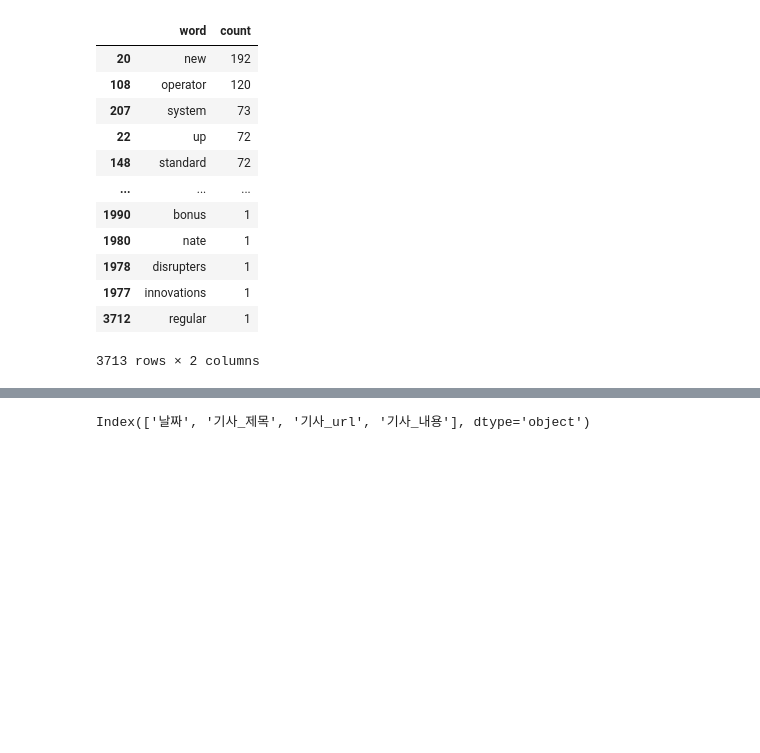
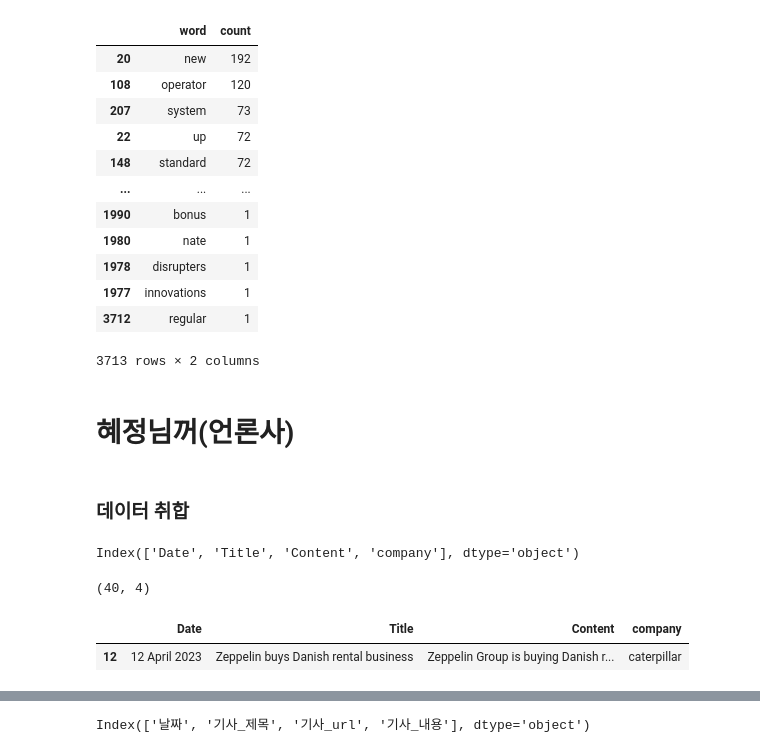
Before and after one commit to CE-MarketSensing/ConstructionEquipment, a Jupyter notebook: EDA/total_counts.ipynb, the cells around one changed output, grey strips where cells are left out. Drawn from its saved outputs; the diff is of its cells as text; code cells hidden in the pictures; blank space fills up the shorter version.

```diff
--- a/EDA/total_counts.ipynb
+++ b/EDA/total_counts.ipynb
@@ -298,3 +298,18 @@ histogram_df
 3713 rows × 2 columns
 # %%
 histogram_df.to_csv("../data/count/cat_words_counts.csv", index=False)
+# %% [markdown]
+# 혜정님꺼(언론사)
+# %% [markdown]
+### 데이터 취합
+# %%
+news_cat = pd.read_csv("../scrapping/[article] Construction Europe/caterpillar_article_final.csv")
+news_cat["company"] = "caterpillar"
+display(news_cat.shape)
+display(news_cat.columns)
+news_cat.sample(1)
+# %% [output]
+Index(['Date', 'Title', 'Content', 'company'], dtype='object')
+(40, 4)
+|  | Date | Title | Content | company |
+| 12 | 12 April 2023 | Zeppelin buys Danish rental business | Zeppelin Group is buying Danish r... | caterpillar |
```
Also changed, not shown: parts of 24 cells of this notebook, 2 other files.
